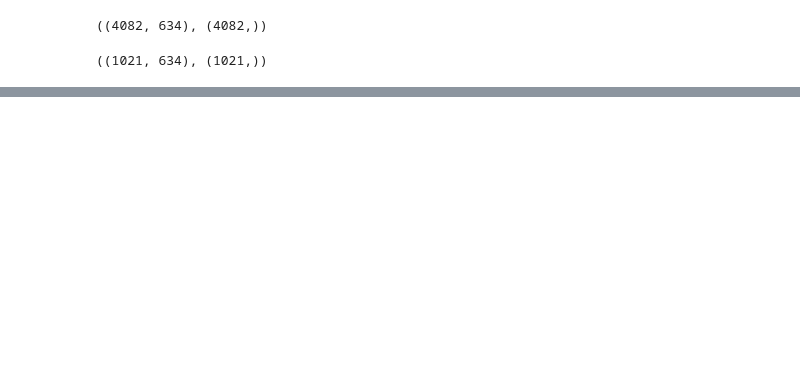
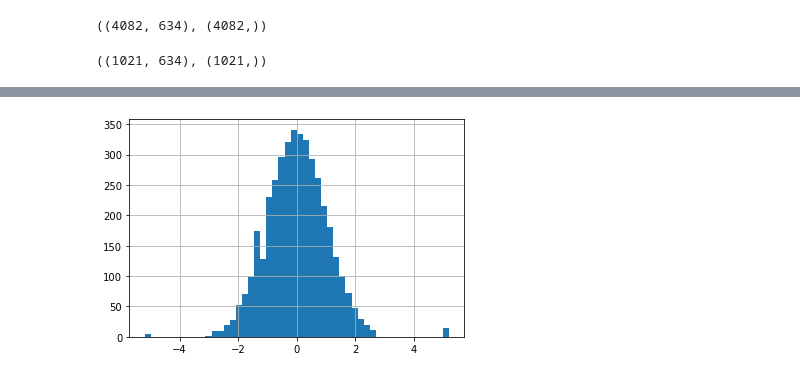
Before and after one commit to ben-thomas1/CDD_Intro_Project, a Jupyter notebook: CDD_all.ipynb, the cells around one changed output, grey strips where cells are left out. Cells and saved outputs as stored; diff of their text form; code cells hidden in the pictures; blank space fills up the shorter version.

```diff
--- a/CDD_all.ipynb
+++ b/CDD_all.ipynb
@@ -595,0 +560,8 @@ plt.xlim(0); plt.ylim(0); plt.grid(); plt.show()
+# %%
+y_train = pd.Series(scalar.transform(y_train.values.reshape(-1,1)).reshape(-1), name='pIC50')
+y_test  = pd.Series(scalar.transform(y_test.values.reshape(-1,1)).reshape(-1),  name='pIC50')
+# %%
+y_train.hist(bins=50)
+plt.show()
+# %% [output]
+[figure, added]
```
Also changed, not shown: parts of 29 cells of this notebook, 2 other files.
